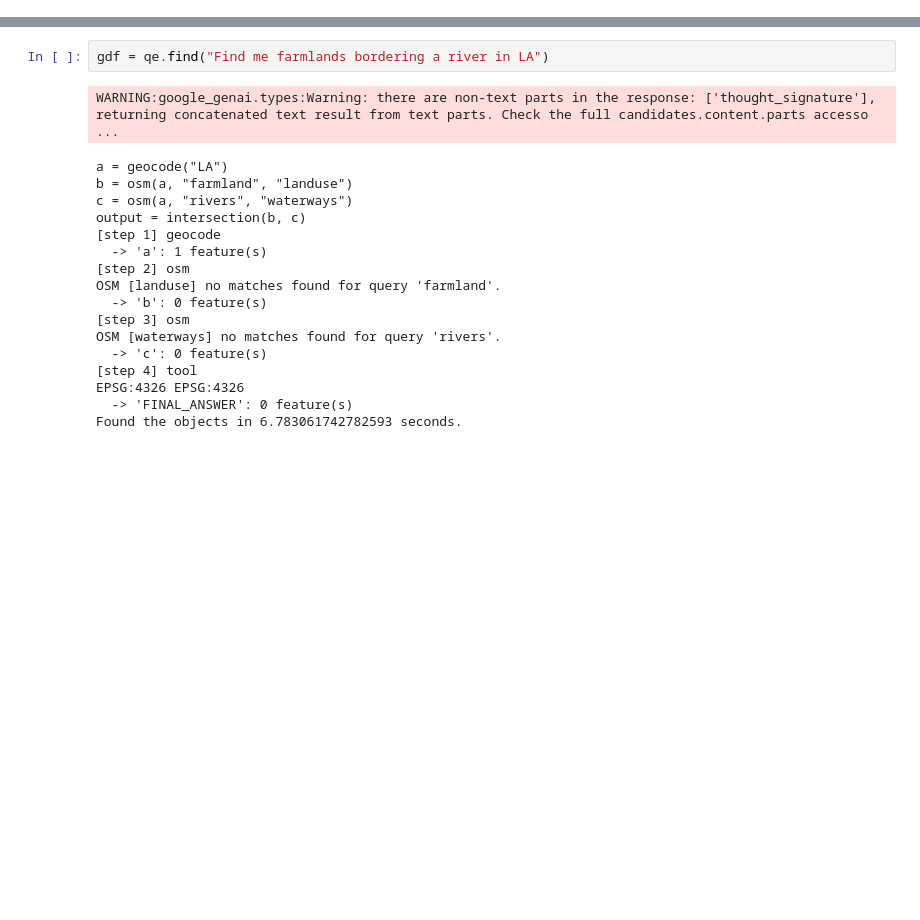
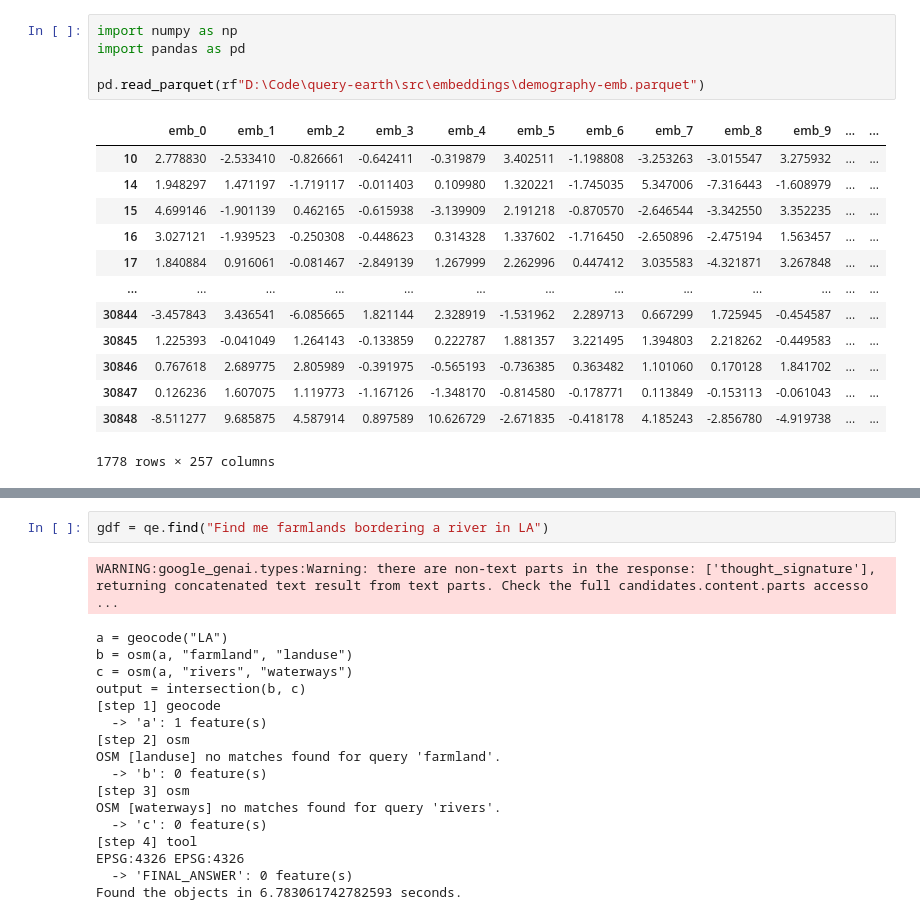
Before and after one commit to sarkarsusanket/esri-earth-search-engine, a Jupyter notebook: call_search_engine.ipynb, the cells around one changed output, grey strips where cells are left out. Drawn from its saved outputs; the diff is of its cells as text; blank space fills up the shorter version.

```diff
--- a/call_search_engine.ipynb
+++ b/call_search_engine.ipynb
@@ -22 +21,20 @@ OSM category embeddings directory not found: E:\Data\query-earth\embeddings\osm\
+# %%
+import numpy as np
+import pandas as pd
+
+pd.read_parquet(rf"D:\Code\query-earth\src\embeddings\demography-emb.parquet")
+# %% [output]
+|  | emb_0 | emb_1 | emb_2 | emb_3 | emb_4 | emb_5 | emb_6 | emb_7 | emb_8 | emb_9 | ... | ... |
+| 10 | 2.778830 | -2.533410 | -0.826661 | -0.642411 | -0.319879 | 3.402511 | -1.198808 | -3.253263 | -3.015547 | 3.275932 | ... | ... |
+| 14 | 1.948297 | 1.471197 | -1.719117 | -0.011403 | 0.109980 | 1.320221 | -1.745035 | 5.347006 | -7.316443 | -1.608979 | ... | ... |
+| 15 | 4.699146 | -1.901139 | 0.462165 | -0.615938 | -3.139909 | 2.191218 | -0.870570 | -2.646544 | -3.342550 | 3.352235 | ... | ... |
+| 16 | 3.027121 | -1.939523 | -0.250308 | -0.448623 | 0.314328 | 1.337602 | -1.716450 | -2.650896 | -2.475194 | 1.563457 | ... | ... |
+| 17 | 1.840884 | 0.916061 | -0.081467 | -2.849139 | 1.267999 | 2.262996 | 0.447412 | 3.035583 | -4.321871 | 3.267848 | ... | ... |
+| ... | ... | ... | ... | ... | ... | ... | ... | ... | ... | ... | ... | ... |
+| 30844 | -3.457843 | 3.436541 | -6.085665 | 1.821144 | 2.328919 | -1.531962 | 2.289713 | 0.667299 | 1.725945 | -0.454587 | ... | ... |
+| 30845 | 1.225393 | -0.041049 | 1.264143 | -0.133859 | 0.222787 | 1.881357 | 3.221495 | 1.394803 | 2.218262 | -0.449583 | ... | ... |
+| 30846 | 0.767618 | 2.689775 | 2.805989 | -0.391975 | -0.565193 | -0.736385 | 0.363482 | 1.101060 | 0.170128 | 1.841702 | ... | ... |
+| 30847 | 0.126236 | 1.607075 | 1.119773 | -1.167126 | -1.348170 | -0.814580 | -0.178771 | 0.113849 | -0.153113 | -0.061043 | ... | ... |
+| 30848 | -8.511277 | 9.685875 | 4.587914 | 0.897589 | 10.626729 | -2.671835 | -0.418178 | 4.185243 | -2.856780 | -4.919738 | ... | ... |
+1778 rows × 257 columns
 # %%
```
Also changed, not shown: parts of 52 cells of this notebook, 9 other files.
